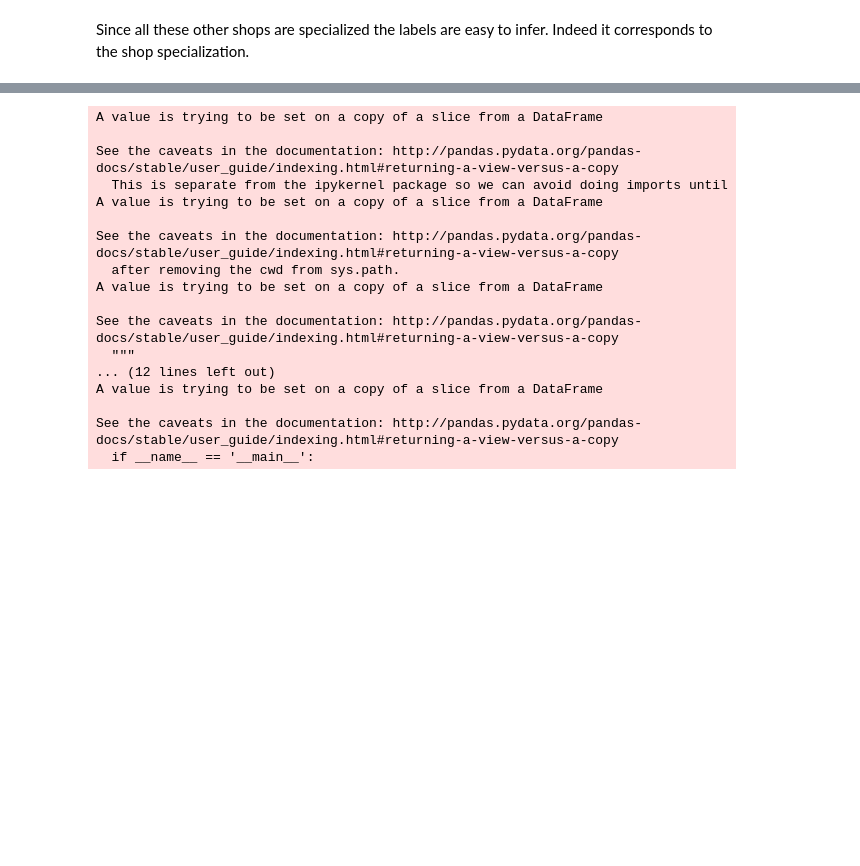
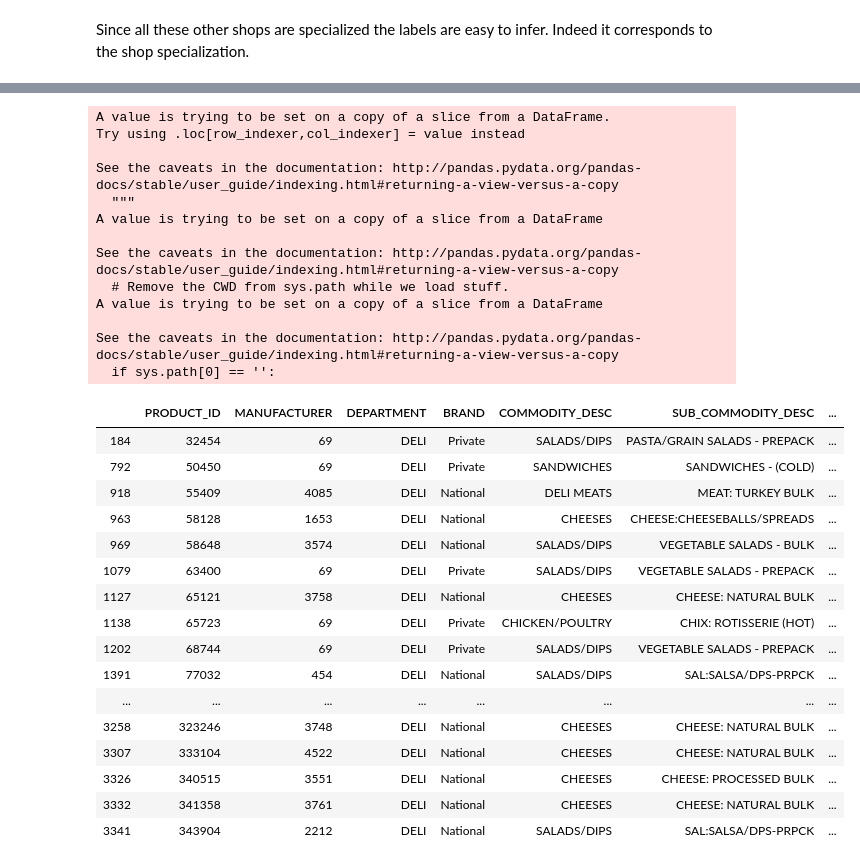
Before and after one commit to marvande/epfl-ada-2019-data-analysis, a Jupyter notebook: code/Products.ipynb, the cells around one changed output, grey strips where cells are left out. Cells and saved outputs as stored; diff of their text form; code cells hidden in the pictures; blank space fills up the shorter version.

```diff
--- a/code/Products.ipynb
+++ b/code/Products.ipynb
@@ -461,31 +439,54 @@ See the caveats in the documentation: http://pandas.pydata.org/pandas-docs/stabl
+# %%
+#add DELI labels in the product dataframe
+LabelledDELI['Ratio']= LabelledDELI.Ratio
+LabelledDELI['Label']= LabelledDELI.Label
+LabelledDELI['RatioSUB']= LabelledSUBDELI.Ratio
+LabelledDELI['LabelSUB']= LabelledSUBDGM.Label
+DELI['Label'] = 'none'
+putLabel(LabelledDELI, DELI)
+DELI.head(60)
+# %% [output]
+A value is trying to be set on a copy of a slice from a DataFrame.
+Try using .loc[row_indexer,col_indexer] = value instead
+
+See the caveats in the documentation: http://pandas.pydata.org/pandas-docs/stable/user_guide/indexing.html#returning-a-view-versus-a-copy
+  """
+A value is trying to be set on a copy of a slice from a DataFrame
+
+See the caveats in the documentation: http://pandas.pydata.org/pandas-docs/stable/user_guide/indexing.html#returning-a-view-versus-a-copy
+  # Remove the CWD from sys.path while we load stuff.
+A value is trying to be set on a copy of a slice from a DataFrame
+
+See the caveats in the documentation: http://pandas.pydata.org/pandas-docs/stable/user_guide/indexing.html#returning-a-view-versus-a-copy
+  if sys.path[0] == '':
+|  | PRODUCT_ID | MANUFACTURER | DEPARTMENT | BRAND | COMMODITY_DESC | SUB_COMMODITY_DESC | ... |
+| 184 | 32454 | 69 | DELI | Private | SALADS/DIPS | PASTA/GRAIN SALADS - PREPACK | ... |
+| 792 | 50450 | 69 | DELI | Private | SANDWICHES | SANDWICHES - (COLD) | ... |
+| 918 | 55409 | 4085 | DELI | National | DELI MEATS | MEAT: TURKEY BULK | ... |
+| 963 | 58128 | 1653 | DELI | National | CHEESES | CHEESE:CHEESEBALLS/SPREADS | ... |
+| 969 | 58648 | 3574 | DELI | National | SALADS/DIPS | VEGETABLE SALADS - BULK | ... |
+| 1079 | 63400 | 69 | DELI | Private | SALADS/DIPS | VEGETABLE SALADS - PREPACK | ... |
+| 1127 | 65121 | 3758 | DELI | National | CHEESES | CHEESE: NATURAL BULK | ... |
+| 1138 | 65723 | 69 | DELI | Private | CHICKEN/POULTRY | CHIX: ROTISSERIE (HOT) | ... |
+| 1202 | 68744 | 69 | DELI | Private | SALADS/DIPS | VEGETABLE SALADS - PREPACK | ... |
+| 1391 | 77032 | 454 | DELI | National | SALADS/DIPS | SAL:SALSA/DPS-PRPCK | ... |
+| ... | ... | ... | ... | ... | ... | ... | ... |
+| 3258 | 323246 | 3748 | DELI | National | CHEESES | CHEESE: NATURAL BULK | ... |
+| 3307 | 333104 | 4522 | DELI | National | CHEESES | CHEESE: NATURAL BULK | ... |
+| 3326 | 340515 | 3551 | DELI | National | CHEESES | CHEESE: PROCESSED BULK | ... |
+| 3332 | 341358 | 3761 | DELI | National | CHEESES | CHEESE: NATURAL BULK | ... |
+| 3341 | 343904 | 2212 | DELI | National | SALADS/DIPS | SAL:SALSA/DPS-PRPCK | ... |
 # %%
 product['Label'] = product['DEPARTMENT']
 
-product.Label[product['DEPARTMENT'] == 'GROCERY'] = Grocery.Label
-product.Label[product['DEPARTMENT'] == 'DRUG GM'] = DrugGM.Label
-product.Label[product['DEPARTMENT'] == 'MEAT'] = MEAT.Label
-product.Label[product['DEPARTMENT'] == 'MEAT-PCKGD'] = MEAT_PCKGD.Label
-product.Label[product['DEPARTMENT'] == 'SEAFOOD'] = SEAFOOD.Label
-product.Label[product['DEPARTMENT'] == 'SEAFOOD-PCKGD'] = SEAFOOD_PCKGD.Label
-product.Label[product['DEPARTMENT'] == 'FROZEN GROCERY'] = FROZEN_GROCERY.Label
+product.Label.loc[product['DEPARTMENT'] == 'GROCERY'] = Grocery.Label
+product.Label.loc[product['DEPARTMENT'] == 'DRUG GM'] = DrugGM.Label
+product.Label.loc[product['DEPARTMENT'] == 'MEAT'] = MEAT.Label
+product.Label.loc[product['DEPARTMENT'] == 'MEAT-PCKGD'] = MEAT_PCKGD.Label
+product.Label.loc[product['DEPARTMENT'] == 'SEAFOOD'] = SEAFOOD.Label
+product.Label.loc[product['DEPARTMENT'] == 'SEAFOOD-PCKGD'] = SEAFOOD_PCKGD.Label
+product.Label.loc[product['DEPARTMENT'] == 'FROZEN GROCERY'] = FROZEN_GROCERY.Label
+product.Label.loc[product['DEPARTMENT'] == 'DELI'] = DELI.Label
-# %% [output]
-A value is trying to be set on a copy of a slice from a DataFrame
-
-See the caveats in the documentation: http://pandas.pydata.org/pandas-docs/stable/user_guide/indexing.html#returning-a-view-versus-a-copy
-  This is separate from the ipykernel package so we can avoid doing imports until
-A value is trying to be set on a copy of a slice from a DataFrame
-
-See the caveats in the documentation: http://pandas.pydata.org/pandas-docs/stable/user_guide/indexing.html#returning-a-view-versus-a-copy
-  after removing the cwd from sys.path.
-A value is trying to be set on a copy of a slice from a DataFrame
-
-See the caveats in the documentation: http://pandas.pydata.org/pandas-docs/stable/user_guide/indexing.html#returning-a-view-versus-a-copy
-  """
-... (12 lines left out)
-A value is trying to be set on a copy of a slice from a DataFrame
-
-See the caveats in the documentation: http://pandas.pydata.org/pandas-docs/stable/user_guide/indexing.html#returning-a-view-versus-a-copy
-  if __name__ == '__main__':
 # %%
 ProductLabels= product.groupby('Label').count()
 ProductLabels2= product.groupby(by= ['DEPARTMENT','Label']).count()
```
Also changed, not shown: parts of 10 cells of this notebook.
